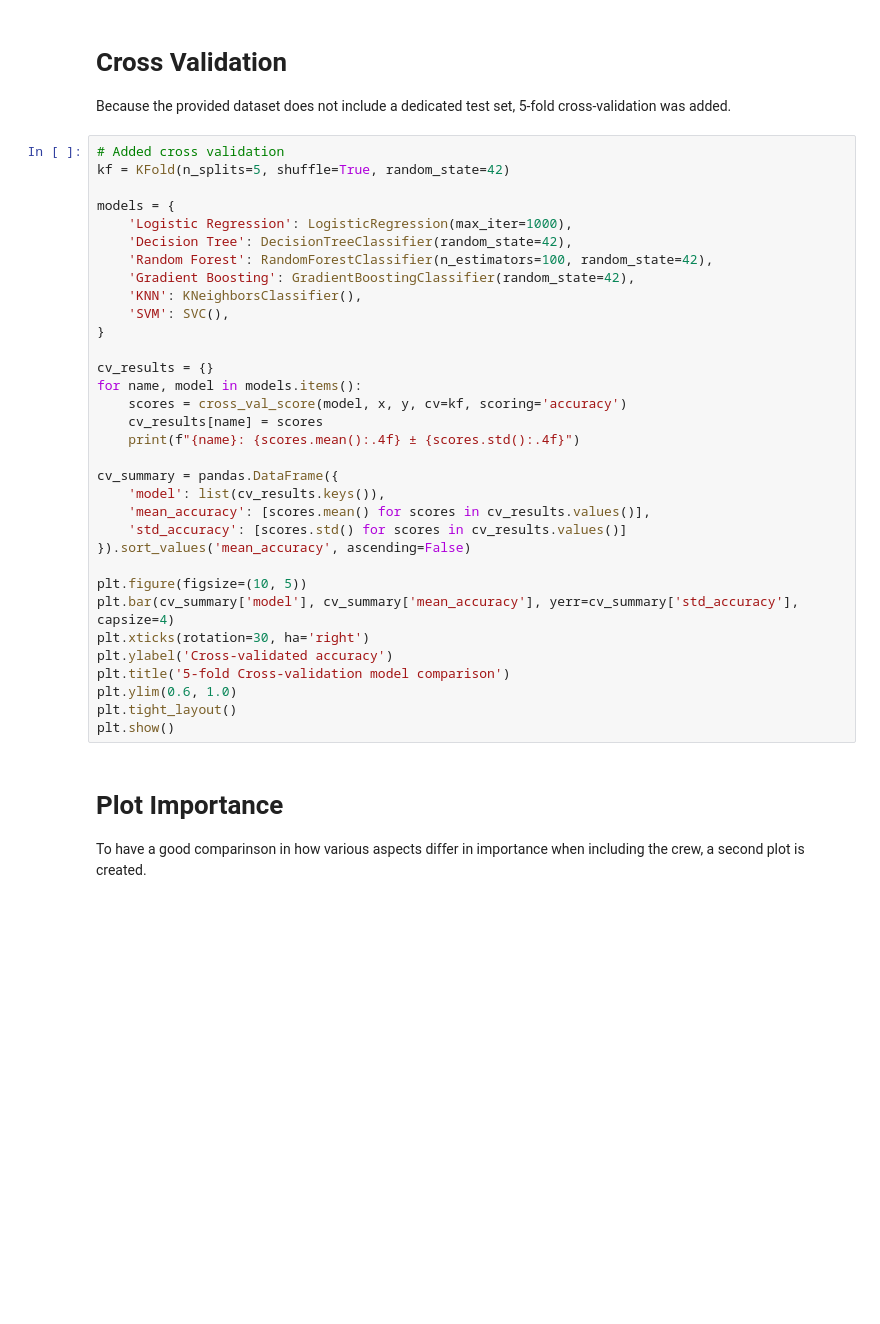
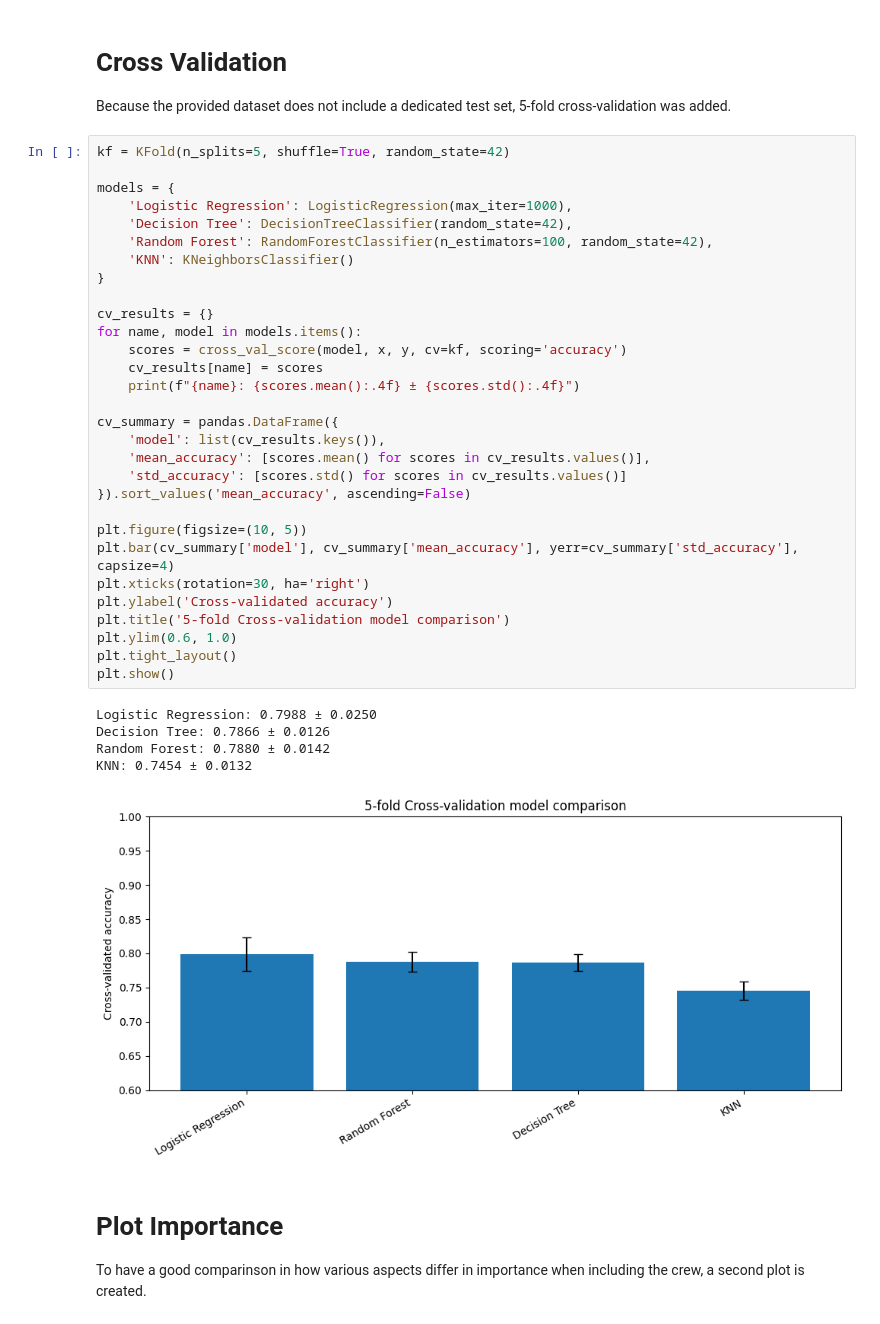
Before and after one commit to caseystijlaart/Fontys, a Jupyter notebook: sem-7-AI/ass/titanic_crew.ipynb, the cells around one changed output. Drawn from its saved outputs; the diff is of its cells as text; blank space fills up the shorter version.

```diff
--- a/sem-7-AI/ass/titanic_crew.ipynb
+++ b/sem-7-AI/ass/titanic_crew.ipynb
@@ -41,38 +59,41 @@ x = pandas.get_dummies(x, columns=['embarked'], drop_first=False)
 
 Because the provided dataset does not include a dedicated test set, 5-fold cross-validation was added.
 # %%
-# Added cross validation
 kf = KFold(n_splits=5, shuffle=True, random_state=42)
 
 models = {
     'Logistic Regression': LogisticRegression(max_iter=1000),
     'Decision Tree': DecisionTreeClassifier(random_state=42),
     'Random Forest': RandomForestClassifier(n_estimators=100, random_state=42),
-    'Gradient Boosting': GradientBoostingClassifier(random_state=42),
-    'KNN': KNeighborsClassifier(),
-    'SVM': SVC(),
+    'KNN': KNeighborsClassifier()
 }
 
 cv_results = {}
 for name, model in models.items():
     scores = cross_val_score(model, x, y, cv=kf, scoring='accuracy')
     cv_results[name] = scores
     print(f"{name}: {scores.mean():.4f} ± {scores.std():.4f}")
 
 cv_summary = pandas.DataFrame({
     'model': list(cv_results.keys()),
     'mean_accuracy': [scores.mean() for scores in cv_results.values()],
     'std_accuracy': [scores.std() for scores in cv_results.values()]
 }).sort_values('mean_accuracy', ascending=False)
 
 plt.figure(figsize=(10, 5))
 plt.bar(cv_summary['model'], cv_summary['mean_accuracy'], yerr=cv_summary['std_accuracy'], capsize=4)
 plt.xticks(rotation=30, ha='right')
 plt.ylabel('Cross-validated accuracy')
 plt.title('5-fold Cross-validation model comparison')
 plt.ylim(0.6, 1.0)
 plt.tight_layout()
 plt.show()
+# %% [output]
+Logistic Regression: 0.7988 ± 0.0250
+Decision Tree: 0.7866 ± 0.0126
+Random Forest: 0.7880 ± 0.0142
+KNN: 0.7454 ± 0.0132
+[figure, added]
 # %% [markdown]
 # Plot Importance
 
```
Also changed, not shown: parts of 2 cells of this notebook, 1 other file.
